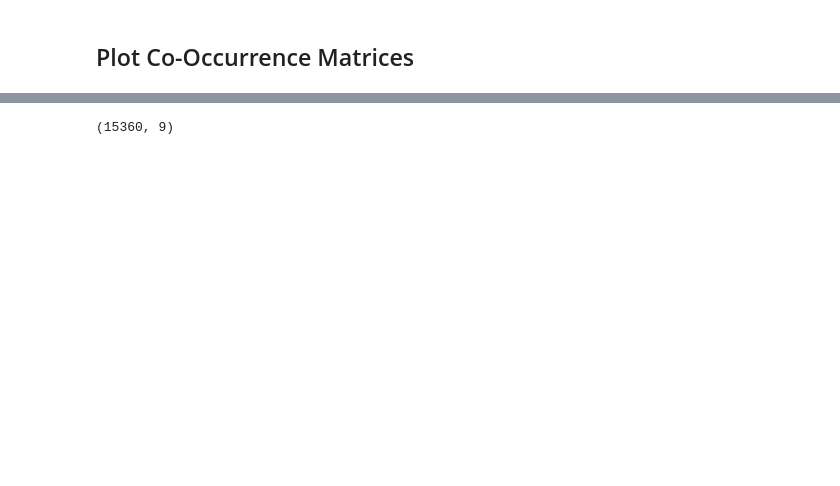
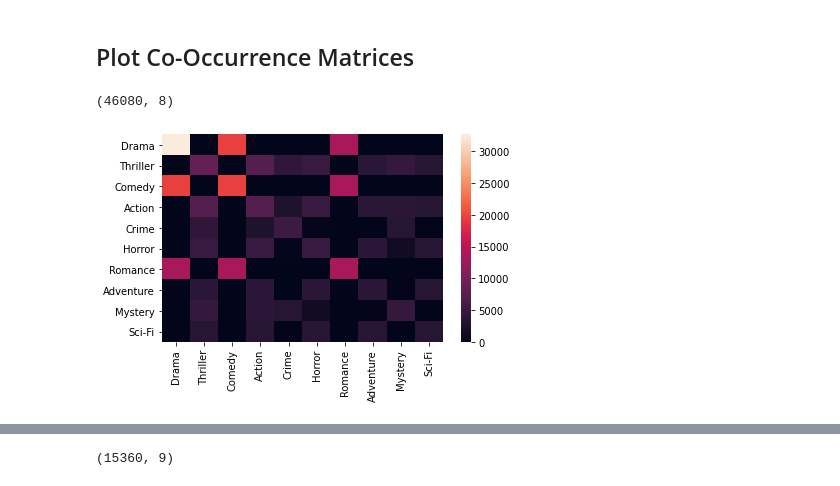
Before and after one commit to kasri-mids/MovieGenreClassification, a Jupyter notebook: src/Analysis/Error_Analysis.ipynb, the cells around one changed output, grey strips where cells are left out. Cells and saved outputs as stored; diff of their text form; code cells hidden in the pictures; blank space fills up the shorter version.

```diff
--- a/src/Analysis/Error_Analysis.ipynb
+++ b/src/Analysis/Error_Analysis.ipynb
@@ -397,6 +442,7 @@ Name: 0, dtype: object
 # %%
 import ast
 label_col = [ast.literal_eval(x) for x in df_val_trunc.labels]
+label_col_train = [ast.literal_eval(x) for x in df_train_trunc.labels]
 print(label_col)
 # %% [output]
 [[1, 1, 0, 0, 1, 0, 1, 0, 0, 0], [0, 0, 1, 0, 0, 0, 1, 0, 0, 0], [0, 1, 0, 0, 1, 0, 0, 0, 1, 0], [1, 0, 1, 0, 0, 0, 0, 0, 0, 0], [0, 1, 0, 1, 0, 0, 0, 1, 0, 0], [1, 0, 0, 1, 0, 0, 0, 0, 0, 0], [1, 0,  ...
@@ -415,3 +461,6 @@ See the caveats in the documentation: https://pandas.pydata.org/pandas-docs/stab
 | 2 | tt2754854.jpg | 56809 | tt2754854.jpg | In the rural farm town of Appleto... | [0, 1, 0, 0, 1, 0, 0, 0, 1, 0] | 2015 | [1, 0, 0, 0, 0, 0, 0, 0, 0, 0] | [0, 0, 0, 0, 0, 0, 0, 0, 0, 0] | [0, 1, 0, 0, 1, 0, 0, 0, 1, 0] |
 | 3 | tt0035034.jpg | 32236 | tt0035034.jpg | Hank McHenry and Johnny Marshall ... | [1, 0, 1, 0, 0, 0, 0, 0, 0, 0] | 1941 | [0, 0, 0, 0, 0, 0, 0, 0, 0, 0] | [1, 0, 0, 0, 0, 0, 0, 0, 0, 0] | [1, 0, 1, 0, 0, 0, 0, 0, 0, 0] |
 | 4 | tt4532826.jpg | 28727 | tt4532826.jpg | Robin of Loxley, a lord living in... | [0, 1, 0, 1, 0, 0, 0, 1, 0, 0] | 2018 | [1, 0, 0, 0, 0, 0, 0, 0, 0, 0] | [1, 0, 1, 0, 0, 0, 0, 0, 0, 0] | [0, 1, 0, 1, 0, 0, 0, 1, 0, 0] |
+# %%
+df_train_trunc['label_list'] = label_col_train
+df_train_trunc.head()
@@ -419,0 +483,16 @@ See the caveats in the documentation: https://pandas.pydata.org/pandas-docs/stab
+# %%
+df_train_trunc.shape
+# %% [output]
+(46080, 8)
+# %%
+import ast
+train_combined_label_list = []
+train_bert_label_list = []
+for label in df_train_trunc.Combined:
+    train_combined_label_list.append(label)
+
+for label in df_train_trunc.Bert:
+    train_bert_label_list.append(label)
+# %%
+train_cooccur_df_combined = pd.DataFrame.from_records(train_combined_label_list, columns=headers)
+train_output_combined = train_cooccur_df_combined.T.dot(train_cooccur_df_combined)
@@ -419,0 +502,8 @@ See the caveats in the documentation: https://pandas.pydata.org/pandas-docs/stab
+# %%
+# For the train combined model predictions
+import seaborn as sns
+sns.heatmap(train_output_combined)
+plt.tight_layout()
+# plt.savefig("combinedCoOccurrence.png",dpi=300)
+# %% [output]
+[figure, added]
```
Also changed, not shown: parts of 70 cells of this notebook.
